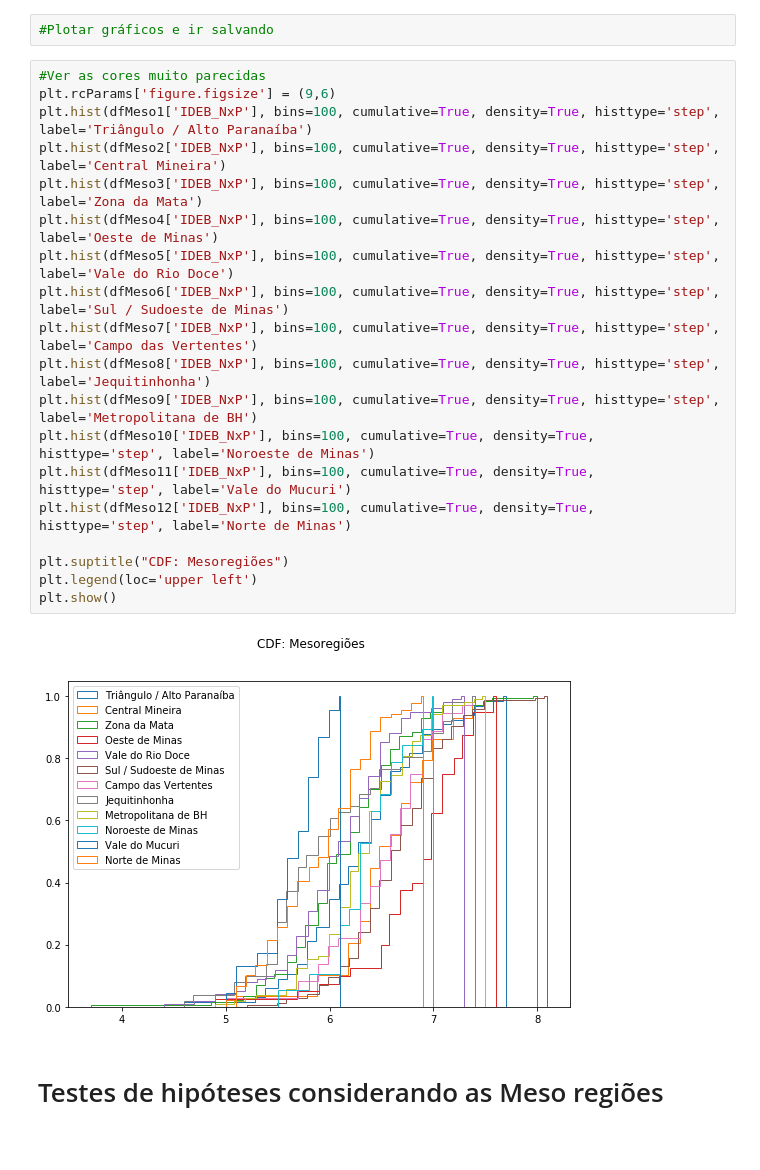
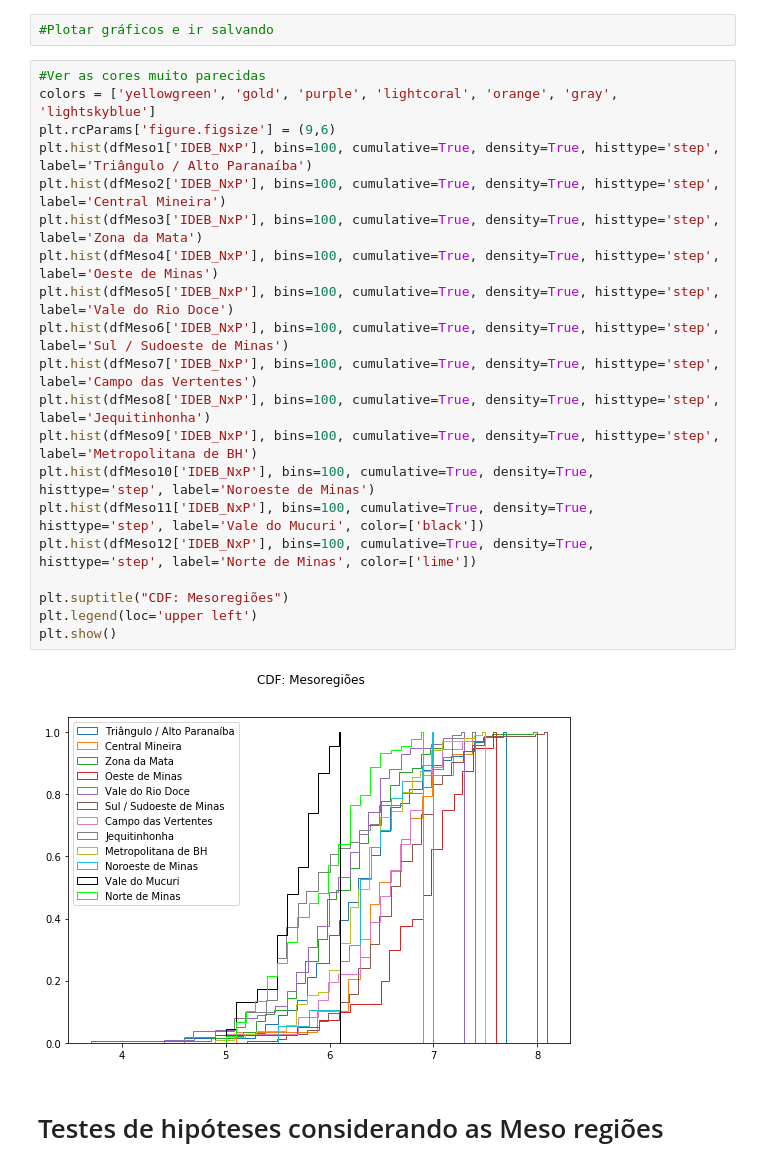
Before and after one commit to jessicatcr-zz/edu-municipios, a Jupyter notebook: Main.ipynb, the cells around one changed output. Saved outputs shown, nothing was run; the diff lists cells and outputs as text.

Commit message:
cores graf meso

```diff
--- a/Main.ipynb
+++ b/Main.ipynb
@@ -314,25 +298,26 @@ meso_mean
 #Plotar gráficos e ir salvando
 # %%
 #Ver as cores muito parecidas
+colors = ['yellowgreen', 'gold', 'purple', 'lightcoral', 'orange', 'gray', 'lightskyblue']
 plt.rcParams['figure.figsize'] = (9,6)
 plt.hist(dfMeso1['IDEB_NxP'], bins=100, cumulative=True, density=True, histtype='step', label='Triângulo / Alto Paranaíba')
 plt.hist(dfMeso2['IDEB_NxP'], bins=100, cumulative=True, density=True, histtype='step', label='Central Mineira')
 plt.hist(dfMeso3['IDEB_NxP'], bins=100, cumulative=True, density=True, histtype='step', label='Zona da Mata')
 plt.hist(dfMeso4['IDEB_NxP'], bins=100, cumulative=True, density=True, histtype='step', label='Oeste de Minas')
 plt.hist(dfMeso5['IDEB_NxP'], bins=100, cumulative=True, density=True, histtype='step', label='Vale do Rio Doce')
 plt.hist(dfMeso6['IDEB_NxP'], bins=100, cumulative=True, density=True, histtype='step', label='Sul / Sudoeste de Minas')
 plt.hist(dfMeso7['IDEB_NxP'], bins=100, cumulative=True, density=True, histtype='step', label='Campo das Vertentes')
 plt.hist(dfMeso8['IDEB_NxP'], bins=100, cumulative=True, density=True, histtype='step', label='Jequitinhonha')
 plt.hist(dfMeso9['IDEB_NxP'], bins=100, cumulative=True, density=True, histtype='step', label='Metropolitana de BH')
 plt.hist(dfMeso10['IDEB_NxP'], bins=100, cumulative=True, density=True, histtype='step', label='Noroeste de Minas')
-plt.hist(dfMeso11['IDEB_NxP'], bins=100, cumulative=True, density=True, histtype='step', label='Vale do Mucuri')
-plt.hist(dfMeso12['IDEB_NxP'], bins=100, cumulative=True, density=True, histtype='step', label='Norte de Minas')
+plt.hist(dfMeso11['IDEB_NxP'], bins=100, cumulative=True, density=True, histtype='step', label='Vale do Mucuri', color=['black'])
+plt.hist(dfMeso12['IDEB_NxP'], bins=100, cumulative=True, density=True, histtype='step', label='Norte de Minas', color=['lime'])
 
 plt.suptitle("CDF: Mesoregiões")
 plt.legend(loc='upper left')
 plt.show()
 # %% [output]
-[figure, old version]
+[figure, new version]
 # %% [markdown]
 # Testes de hipóteses considerando as Meso regiões
 # %%
```
Also changed, not shown: parts of 3 cells of this notebook.
